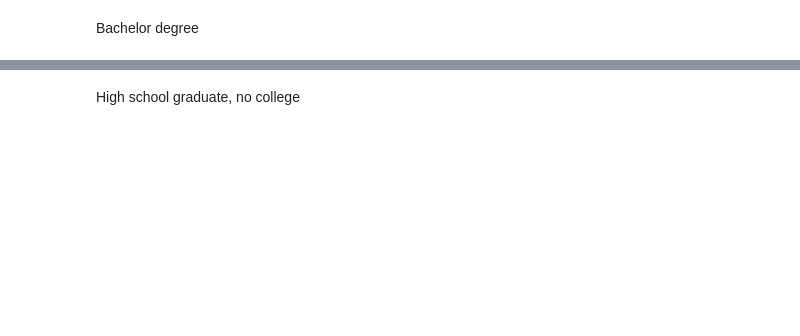
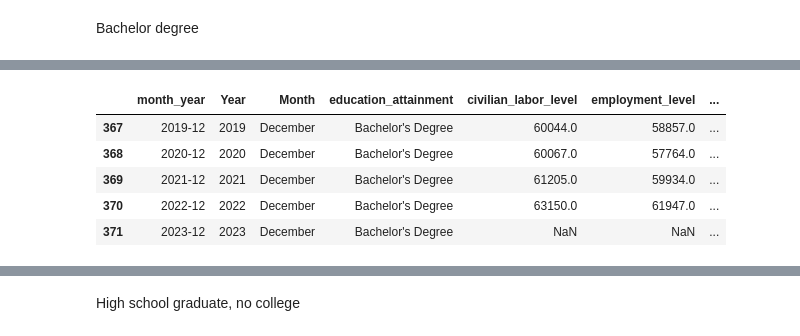
Before and after one commit to gailteh/IS428-Visual-Analytics-Project, a Jupyter notebook: Data_processing_edu.ipynb, the cells around one changed output, grey strips where cells are left out. Saved outputs shown, nothing was run; the diff lists cells and outputs as text; code cells hidden in the pictures; blank space fills up the shorter version.

```diff
--- a/Data_processing_edu.ipynb
+++ b/Data_processing_edu.ipynb
@@ -156,0 +6,84 @@ edu.head()
+# %%
+clf = pd.read_excel("Data/Education/(Seas) Civilian Labor Force Level - Bachelor's degree and higher, 25 yrs. & over.xlsx", header=12)
+year = clf.Year.values
+clf = clf.loc[:,clf.columns!="Year"]
+
+edu = pd.DataFrame()
+month = list(clf.columns)
+month_year_value = []
+edu_att_value = []
+months = {
+    "Jan":[1, "January"],
+    "Feb":[2, "February"],
+    "Mar":[3, "March"],
+    "Apr":[4, "April"],
+    "May":[5, "May"],
+    "Jun":[6, "June"],
+    "Jul":[7, "July"],
+    "Aug":[8, "Augest"],
+    "Sep":[9,"September"],
+    "Oct":[10, "October"],
+    "Nov":[11, "November"],
+    "Dec":[12, "December"]
+}
+month_value = []
+year_value = []
+
+for mon in month:
+        for yr in year:
+            if mon != "Oct" and mon != "Nov" and mon != "Dec":
+                month_year_value.append(str(yr)+"-0"+str(months[mon][0]))
+            else:
+                month_year_value.append(str(yr)+"-"+str(months[mon][0]))
+            month_value.append(months[mon][1])
+            year_value.append(yr)
+            edu_att_value.append("Bachelor's Degree")
+
+edu["month_year"] = month_year_value
+edu["Year"] = year_value
+edu["Month"] = month_value
+edu["education_attainment"] = edu_att_value
+
+clf_month = []
+for mon in month:
+    clf_month.extend(list(clf[mon].values))
+edu["civilian_labor_level"] = clf_month
+
+emp_lvl = pd.read_excel("Data/Education/(Seas) Employment Level - Bachelor's degree and higher, 25 yrs. & over.xlsx",header=12)
+emp_lvl_month = []
+for mon in month:
+    emp_lvl_month.extend(list(emp_lvl[mon].values))
+edu["employment_level"] = emp_lvl_month
+
+emp_pop = pd.read_excel("Data/Education/(Seas) Employment-Population Ratio - Bachelor's degree and higher, 25 yrs. & over.xlsx",header=12)
+emp_pop_month = []
+for mon in month:
+    emp_pop_month.extend(list(emp_pop[mon].values))
+edu["employment_population_ratio"] = emp_pop_month
+
+lab_force_part = pd.read_excel("Data/Education/(Seas) Labor Force Participation Rate - Bachelor's degree and higher, 25 yrs. & over.xlsx", header=12)
+lab_force_part_month = []
+for mon in month:
+    lab_force_part_month.extend(list(lab_force_part[mon].values))
+edu["labor_force_participation_rate"] = lab_force_part_month
+
+unemp_lvl = pd.read_excel("Data/Education/(Seas) Unemployment Level - Bachelor's degree and higher, 25 yrs. & over.xlsx", header=12)
+unemp_lvl_month = []
+for mon in month:
+    unemp_lvl_month.extend(list(unemp_lvl[mon].values))
+edu["unemployment_level"] = unemp_lvl_month
+
+unemp_rate = pd.read_excel("Data/Education/(Seas) Unemployment Rate - Bachelor's degree and higher, 25 yrs. & over.xlsx", header=12)
+unemp_rate_month = []
+for mon in month:
+    unemp_rate_month.extend(list(unemp_rate[mon].values))
+edu["unemployment_rate"] = unemp_rate_month
+
+edu.tail()
+# %% [output]
+|  | month_year | Year | Month | education_attainment | civilian_labor_level | employment_level | ... |
+| 367 | 2019-12 | 2019 | December | Bachelor's Degree | 60044.0 | 58857.0 | ... |
+| 368 | 2020-12 | 2020 | December | Bachelor's Degree | 60067.0 | 57764.0 | ... |
+| 369 | 2021-12 | 2021 | December | Bachelor's Degree | 61205.0 | 59934.0 | ... |
+| 370 | 2022-12 | 2022 | December | Bachelor's Degree | 63150.0 | 61947.0 | ... |
+| 371 | 2023-12 | 2023 | December | Bachelor's Degree | NaN | NaN | ... |
```
Also changed, not shown: parts of 18 cells of this notebook, 1 other file.
